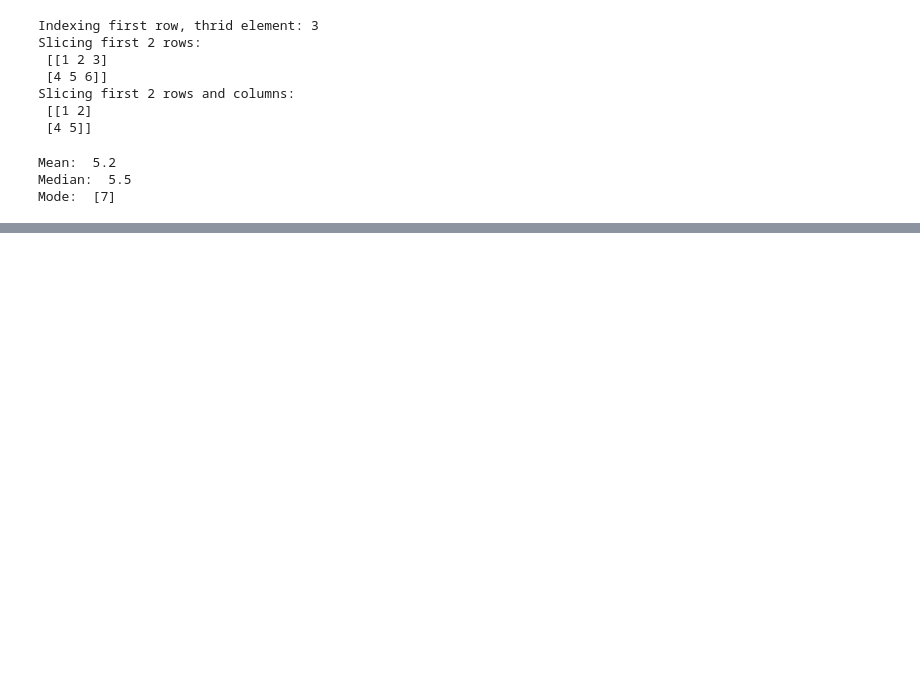
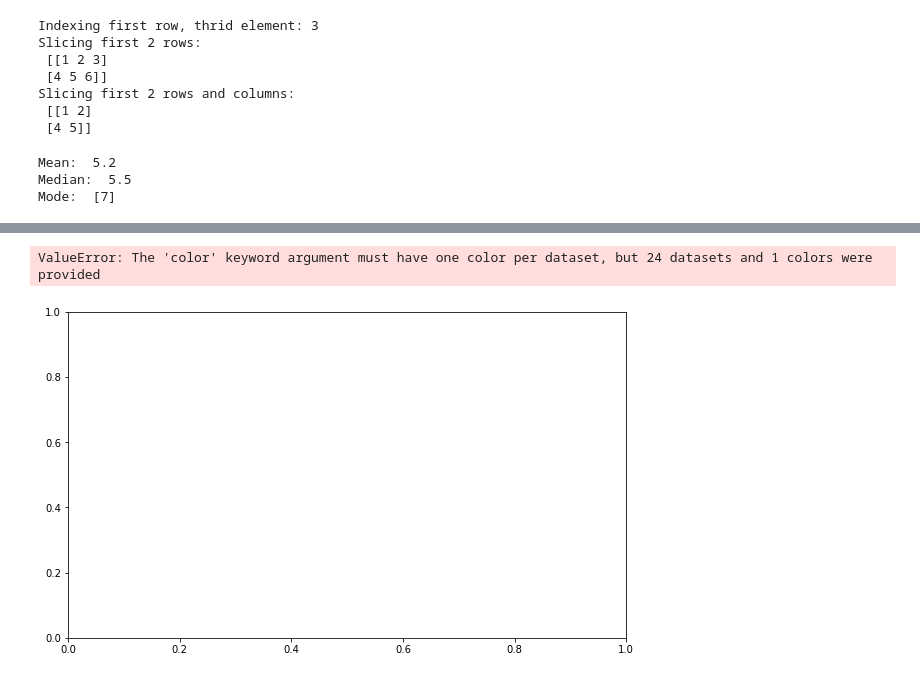
Before and after one commit to Praneesh-Sharma/uni-sem-6, a Jupyter notebook: TTL/Feb-2.ipynb, the cells around one changed output, grey strips where cells are left out. Saved outputs shown, nothing was run; the diff lists cells and outputs as text; code cells hidden in the pictures; blank space fills up the shorter version.

```diff
--- a/TTL/Feb-2.ipynb
+++ b/TTL/Feb-2.ipynb
@@ -73,0 +190,12 @@ Reshaped array:
+# %%
+#Create a histogram showing the distribution of temperatures across all hours.
+plt.figure(figsize=(10, 6))
+plt.hist(temperature_readings, bins=20, color='skyblue', edgecolor='black', alpha=0.7)
+plt.title('Distribution of Temperatures Across All Hours')
+plt.xlabel('Temperature (°C)')
+plt.ylabel('Frequency')
+plt.grid(axis='y', alpha=0.75)
+plt.show()
+# %% [output]
+ValueError: The 'color' keyword argument must have one color per dataset, but 24 datasets and 1 colors were provided
+[figure, added]
```
Also changed, not shown: parts of 10 cells of this notebook.
